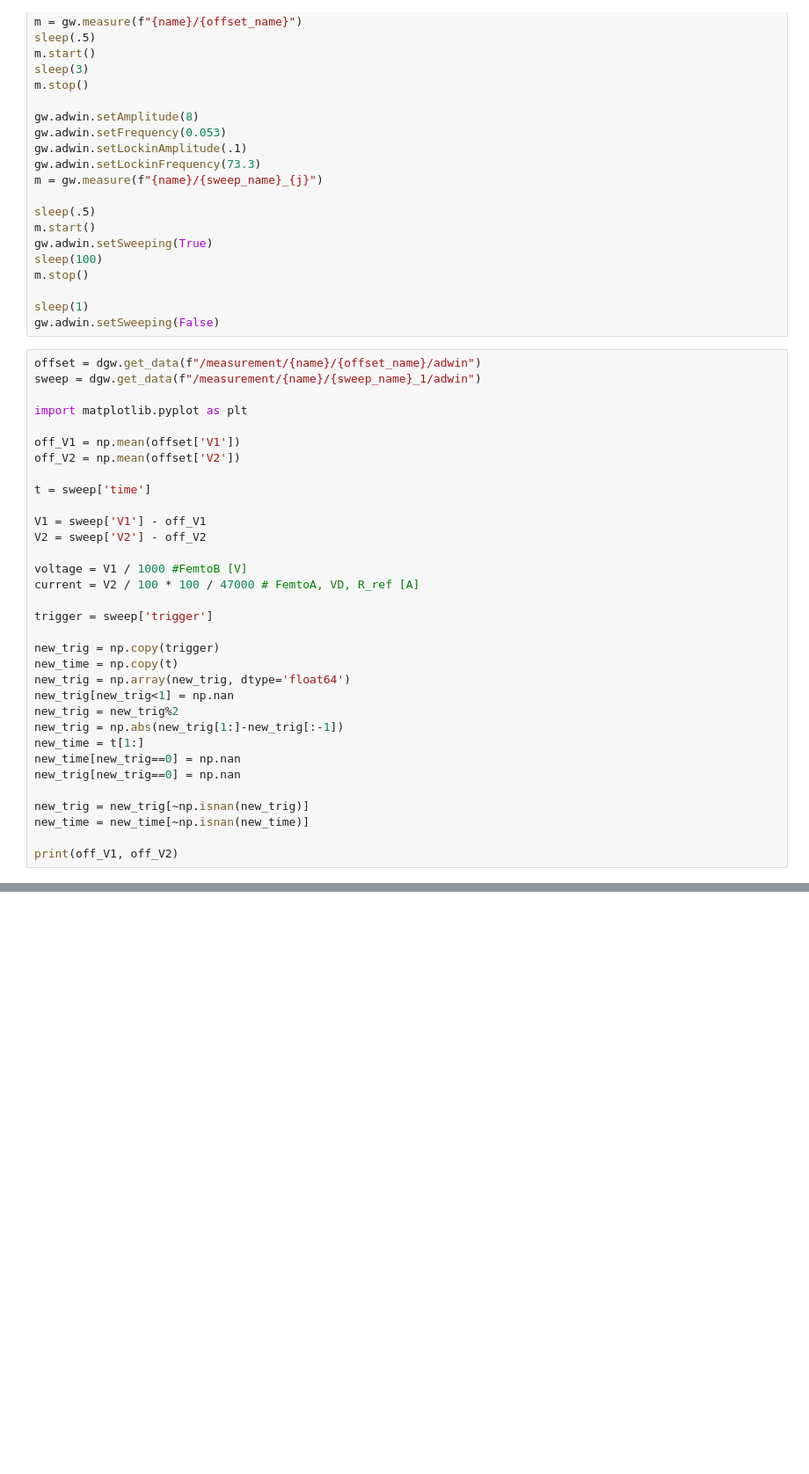
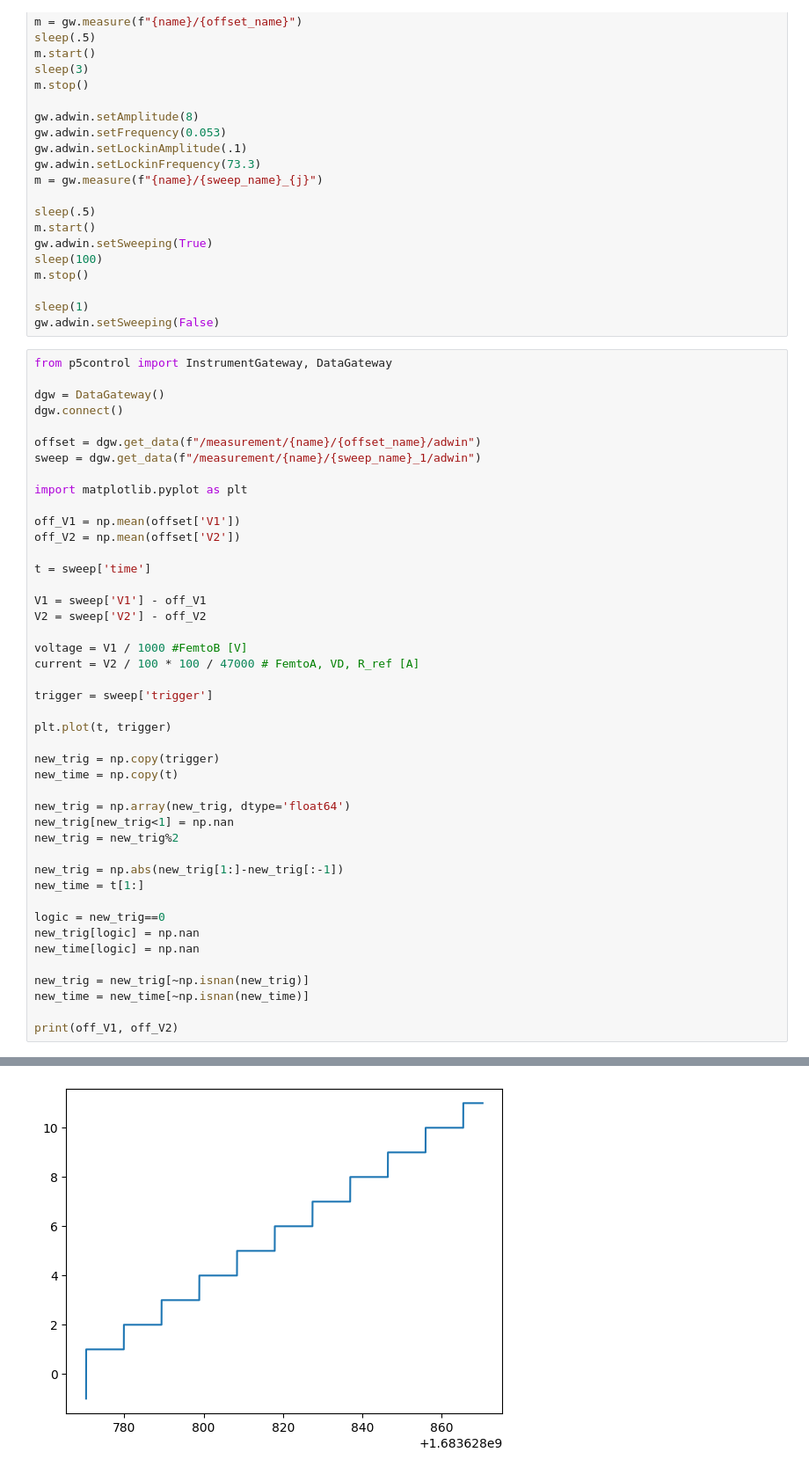
Before and after one commit to mawenzy/p5control-bluefors, a Jupyter notebook: IV Script.ipynb, the cells around one changed output, grey strips where cells are left out. Shown at 88% size. Cells and saved outputs as stored; diff of their text form; blank space fills up the shorter version.

```diff
--- a/IV Script.ipynb
+++ b/IV Script.ipynb
@@ -107,38 +107,50 @@ m.stop()
 sleep(1)
 gw.adwin.setSweeping(False)
 # %%
+from p5control import InstrumentGateway, DataGateway
+
+dgw = DataGateway()
+dgw.connect()
+
 offset = dgw.get_data(f"/measurement/{name}/{offset_name}/adwin")
 sweep = dgw.get_data(f"/measurement/{name}/{sweep_name}_1/adwin")
 
 import matplotlib.pyplot as plt
 
 off_V1 = np.mean(offset['V1'])
 off_V2 = np.mean(offset['V2'])
 
 t = sweep['time']
 
 V1 = sweep['V1'] - off_V1
 V2 = sweep['V2'] - off_V2
 
 voltage = V1 / 1000 #FemtoB [V]
 current = V2 / 100 * 100 / 47000 # FemtoA, VD, R_ref [A]
 
 trigger = sweep['trigger']
 
+plt.plot(t, trigger)
+
 new_trig = np.copy(trigger)
 new_time = np.copy(t)
+
 new_trig = np.array(new_trig, dtype='float64')
 new_trig[new_trig<1] = np.nan
 new_trig = new_trig%2
+
 new_trig = np.abs(new_trig[1:]-new_trig[:-1])
 new_time = t[1:]
-new_time[new_trig==0] = np.nan
-new_trig[new_trig==0] = np.nan
+
+logic = new_trig==0
+new_trig[logic] = np.nan
+new_time[logic] = np.nan
 
 new_trig = new_trig[~np.isnan(new_trig)]
 new_time = new_time[~np.isnan(new_time)]
 
 print(off_V1, off_V2)
 # %% [output]
 -4.121252697599132e-05 0.11136608186660259
+[figure, added]
 # %%
```
Also changed, not shown: parts of 13 cells of this notebook, 20 other files.
